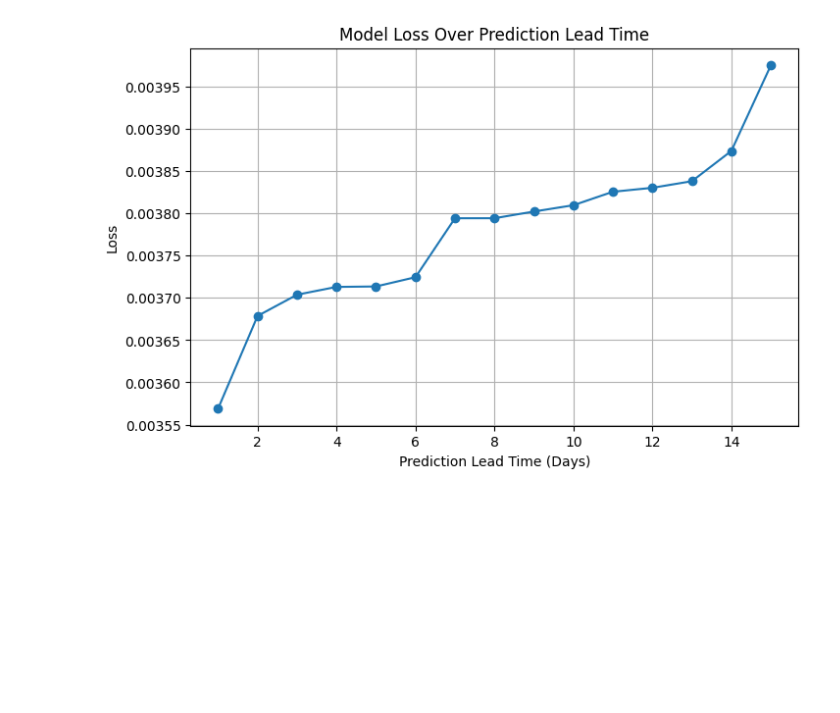
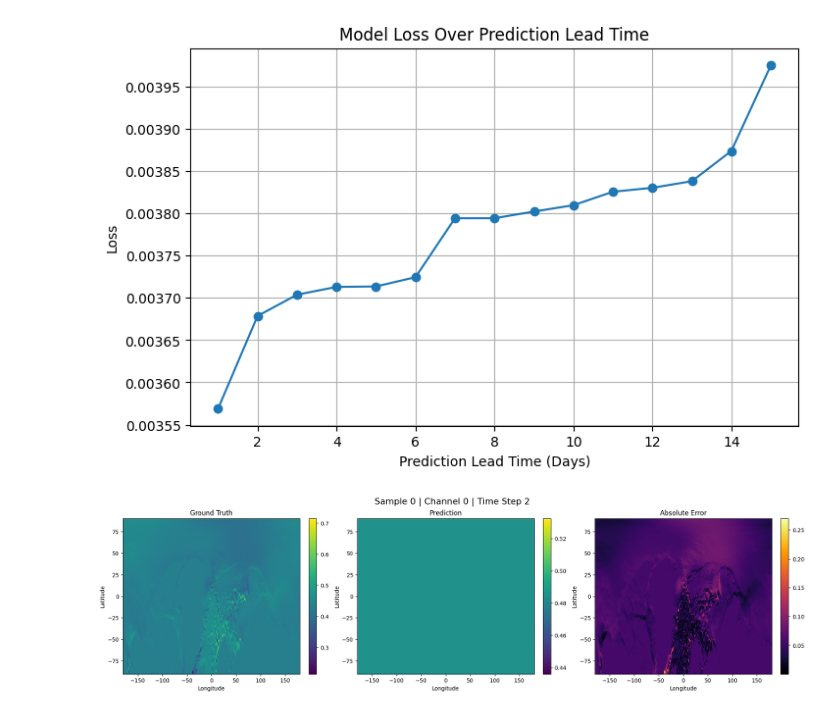
Before and after one commit to MistakesWereMaed/HPML-Project, a Jupyter notebook: Notebooks/FNO.ipynb, the cells around one changed output. Cells and saved outputs as stored; diff of their text form; code cells hidden in the pictures; blank space fills up the shorter version.

```diff
--- a/Notebooks/FNO.ipynb
+++ b/Notebooks/FNO.ipynb
@@ -16,3 +16,7 @@ dv.plot_loss_history(PATH_METRICS)
 dv.plot_accuracy_over_time(PATH_RESULTS)
 # %% [output]
 [figure]
+# %%
+dv.plot_prediction_vs_target(PATH_RESULTS, 0, 0, 0)
+# %% [output]
+[figure, added]
```
Also changed, not shown: 12 other files.
